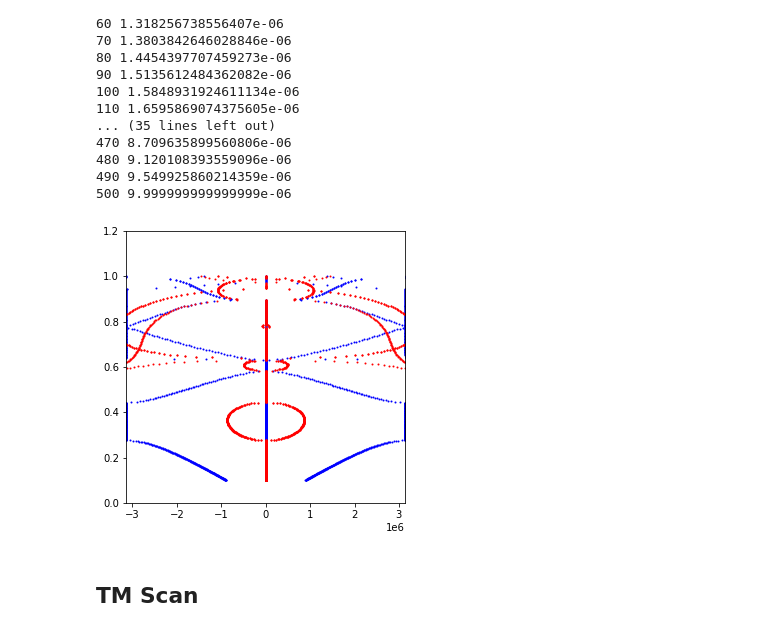
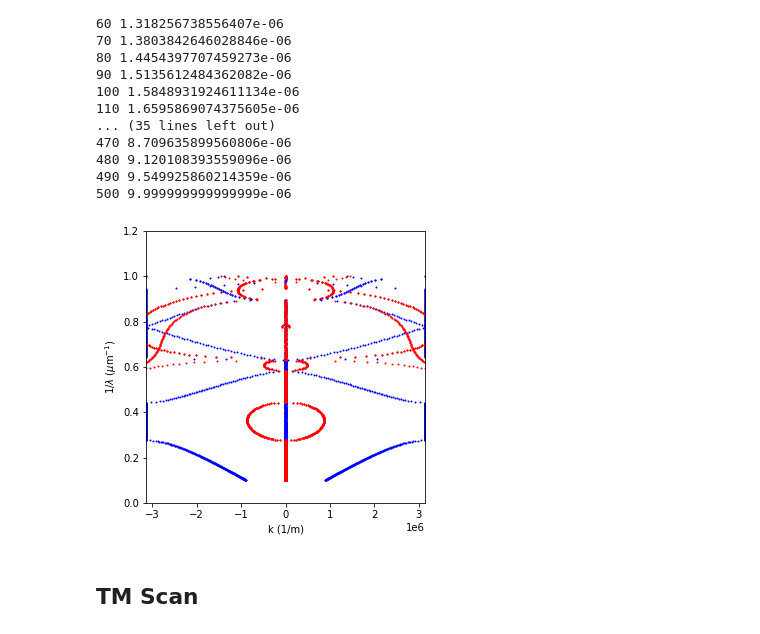
Before and after one commit to zhaonat/eigenwell, a Jupyter notebook: notebooks/2d photonic crystal.ipynb, the cells around one changed output. Cells and saved outputs as stored; diff of their text form; code cells hidden in the pictures.

```diff
--- a/notebooks/2d photonic crystal.ipynb
+++ b/notebooks/2d photonic crystal.ipynb
@@ -138,13 +138,16 @@ spectra = np.array(spectra)
 # %%
 plt.figure(figsize = (5,5));
 plt.plot(np.real(spectra), 1/wvlen_scan*1e-6, '.b', markersize = 2);
 plt.plot(np.imag(spectra),  1/wvlen_scan*1e-6, '.r', markersize = 2);
 #plt.xlim((-30e6, 50e6))
 plt.ylim(0,1.2)
 plt.xlim(-np.pi*1e6, np.pi*1e6)
+plt.xlabel('k (1/m)')
+plt.ylabel('1/$\lambda$ ($\mu$m$^{-1}$)')
+plt.savefig('../img/TE_polarization.png',dpi = 300)
 plt.show();
 # %% [output]
-[figure, old version]
+[figure, new version]
 # %% [markdown]
 ## TM Scan
 # %%
```
Also changed, not shown: parts of 3 cells of this notebook, 1 other file.
